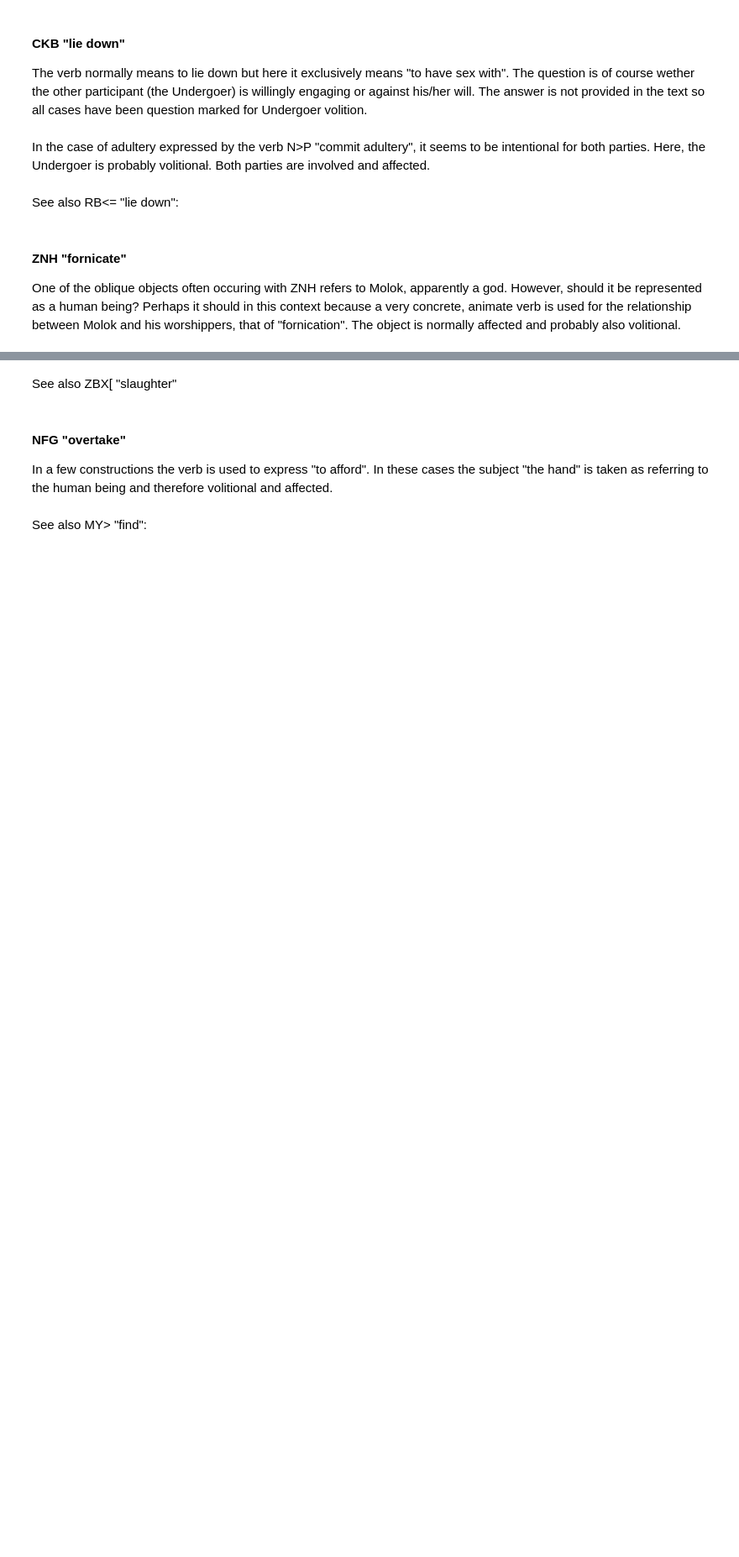
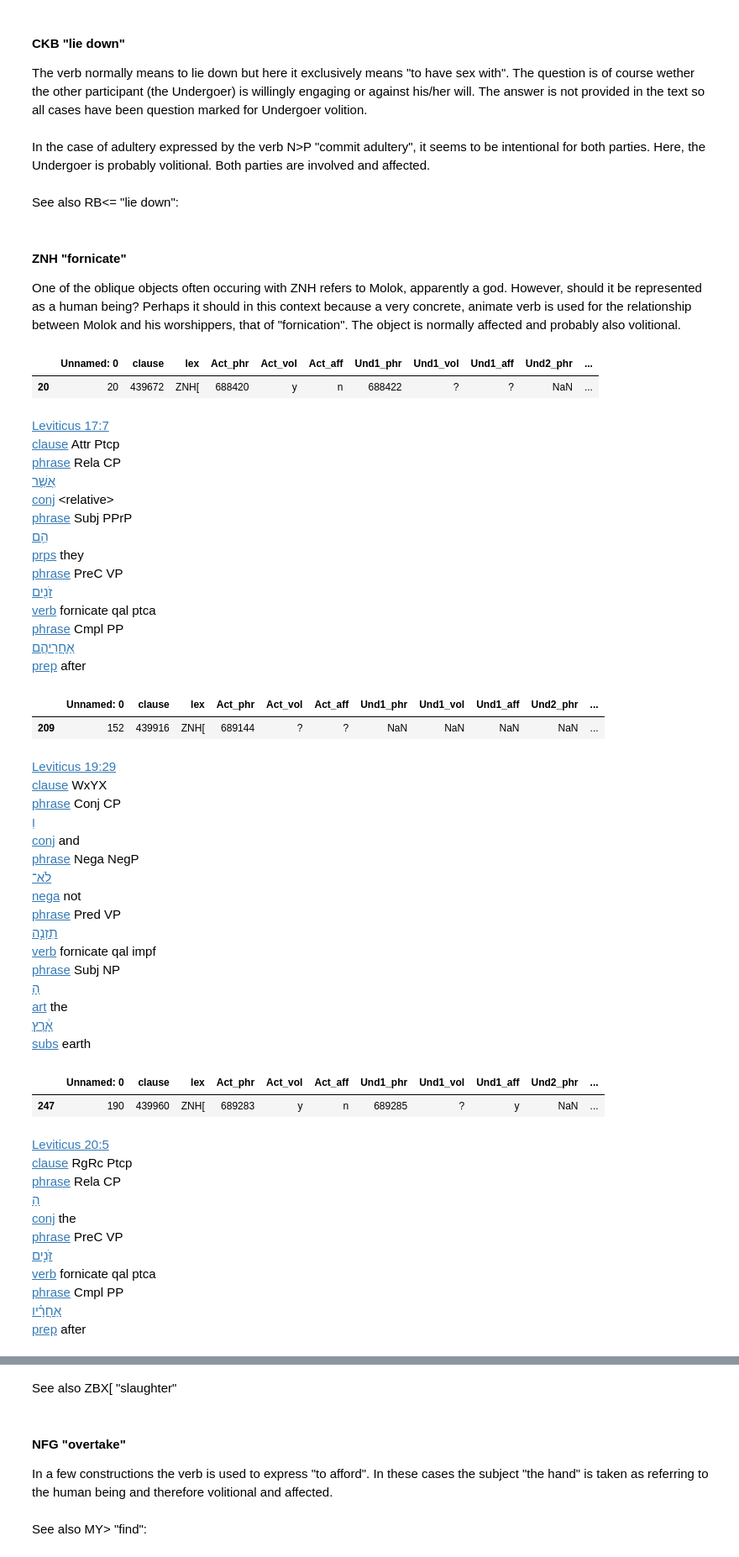
Before and after one commit to ch-jensen/semantic-roles, a Jupyter notebook: 2a_Volition and Affectedness in Lev 17-26.ipynb, the cells around one changed output, grey strips where cells are left out. Shown at 84% size. Cells and saved outputs as stored; diff of their text form; code cells hidden in the pictures; blank space fills up the shorter version.

```diff
--- a/2a_Volition and Affectedness in Lev 17-26.ipynb
+++ b/2a_Volition and Affectedness in Lev 17-26.ipynb
@@ -469,7 +476,7 @@ lex = list(collections.OrderedDict(sorted(lexemes.items(), key=itemgetter(1), re
 # %% [markdown]
 Only the most important discussions will be provided here. Many choices are explained in the comments in the dataset.
 # %%
-def show(lex, data=df, highlight=str):
+def show(lex, data=df, highlight=str()):
 
     subset = data[data.lex == lex]
     clauses = list(subset.clause)
@@ -481,5 +488,3 @@ def show(lex, data=df, highlight=str):
     for cl in clauses:
         display(subset[subset.clause == cl])
         A.pretty(cl, highlights=colormap)
-
-#show(lex[1])
@@ -534,4 +565,52 @@ See also RB<= "lie down":
 
 One of the oblique objects often occuring with ZNH refers to Molok, apparently a god. However, should it be represented as a human being? Perhaps it should in this context because a very concrete, animate verb is used for the relationship between Molok and his worshippers, that of "fornication". The object is normally affected and probably also volitional.
 # %%
-#show(lex[10])
+show(lex[10])
+# %% [output]
+|  | Unnamed: 0 | clause | lex | Act_phr | Act_vol | Act_aff | Und1_phr | Und1_vol | Und1_aff | Und2_phr | ... |
+| 20 | 20 | 439672 | ZNH[ | 688420 | y | n | 688422 | ? | ? | NaN | ... |
+Leviticus 17:7
+clause Attr Ptcp
+phrase Rela CP
+אֲשֶׁ֛ר
+conj <relative>
+phrase Subj PPrP
+הֵ֥ם
+prps they
+phrase PreC VP
+זֹנִ֖ים
+verb fornicate qal ptca
+phrase Cmpl PP
+אַחֲרֵיהֶ֑ם
+prep after
+|  | Unnamed: 0 | clause | lex | Act_phr | Act_vol | Act_aff | Und1_phr | Und1_vol | Und1_aff | Und2_phr | ... |
+| 209 | 152 | 439916 | ZNH[ | 689144 | ? | ? | NaN | NaN | NaN | NaN | ... |
+Leviticus 19:29
+clause WxYX
+phrase Conj CP
+וְ
+conj and
+phrase Nega NegP
+לֹא־
+nega not
+phrase Pred VP
+תִזְנֶ֣ה
+verb fornicate qal impf
+phrase Subj NP
+הָ
+art the
+אָ֔רֶץ
+subs earth
+|  | Unnamed: 0 | clause | lex | Act_phr | Act_vol | Act_aff | Und1_phr | Und1_vol | Und1_aff | Und2_phr | ... |
+| 247 | 190 | 439960 | ZNH[ | 689283 | y | n | 689285 | ? | y | NaN | ... |
+Leviticus 20:5
+clause RgRc Ptcp
+phrase Rela CP
+הַ
+conj the
+phrase PreC VP
+זֹּנִ֣ים
+verb fornicate qal ptca
+phrase Cmpl PP
+אַחֲרָ֗יו
+prep after
```
Also changed, not shown: parts of 25 cells of this notebook, 49 other files.
